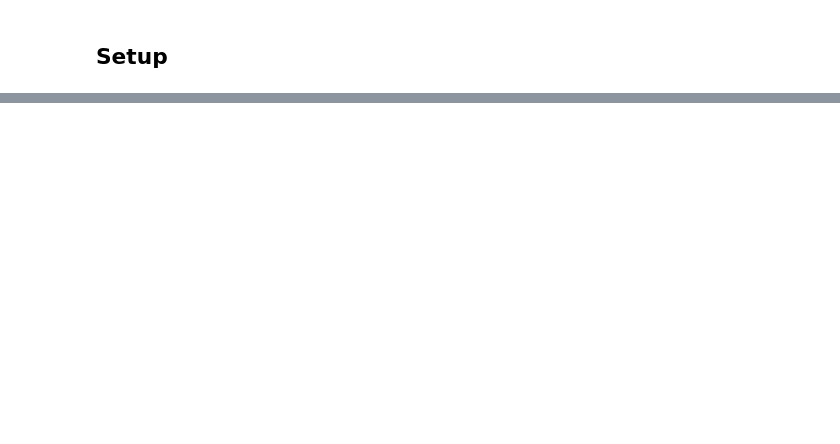
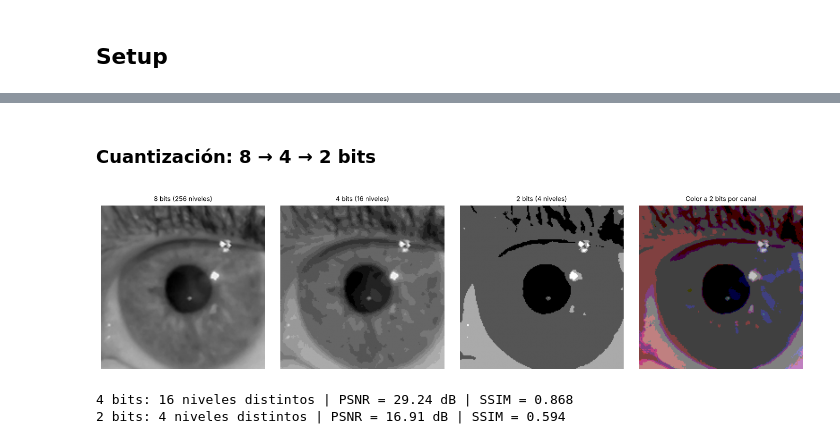
Before and after one commit to sofiasabatte/PupilTrack_Grupo5, a Jupyter notebook: notebooks/Modulo1_Fundamentos.ipynb, the cells around one changed output, grey strips where cells are left out. Saved outputs shown, nothing was run; the diff lists cells and outputs as text; code cells hidden in the pictures; blank space fills up the shorter version.

```diff
--- a/notebooks/Modulo1_Fundamentos.ipynb
+++ b/notebooks/Modulo1_Fundamentos.ipynb
@@ -164,0 +99,13 @@ mostrar(ef.filtro_frecuencial(gris, "pasaaltos", radio=30), "Pasa-altos")
+# %% [markdown]
+### Cuantización: 8 → 4 → 2 bits
+# %%
+cuant = {b: pp.cuantizar(gris, b) for b in (4, 2)}
+color_2b = (frame // 64) * 64
+mostrar_varias([gris, cuant[4], cuant[2], cv2.cvtColor(color_2b, cv2.COLOR_BGR2RGB)],
+               ["8 bits (256 niveles)", "4 bits (16 niveles)", "2 bits (4 niveles)", "Color a 2 bits por canal"], ancho=3.5)
+for b, im in cuant.items():
+    print(f"{b} bits: {len(np.unique(im))} niveles distintos | PSNR = {filt.psnr(gris, im):5.2f} dB | SSIM = {filt.ssim(gris, im):.3f}")
+# %% [output]
+[figure, added]
+4 bits: 16 niveles distintos | PSNR = 29.24 dB | SSIM = 0.868
+2 bits: 4 niveles distintos | PSNR = 16.91 dB | SSIM = 0.594
```
Also changed, not shown: parts of 55 cells of this notebook, 9 other files.
